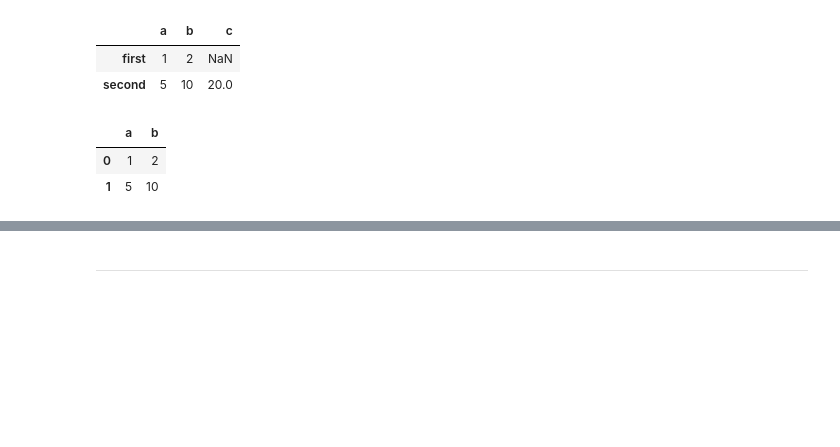
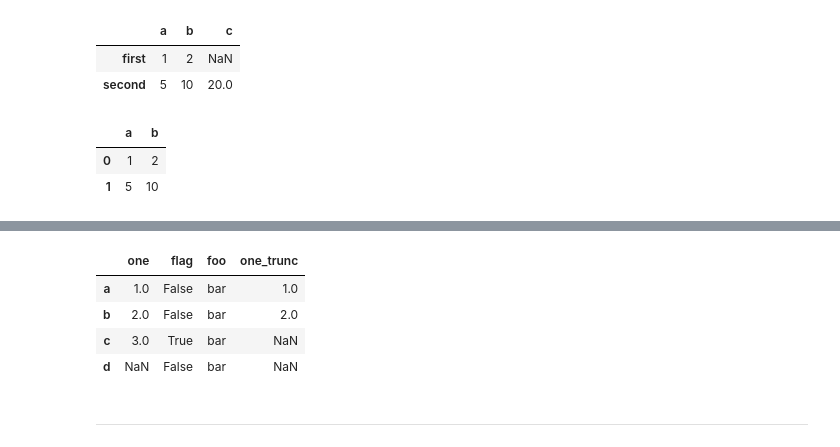
Before and after one commit to sitsawek/Practical-statistic-for-data-scientist, a Jupyter notebook: explore_data_analysis.ipynb, the cells around one changed output, grey strips where cells are left out. Saved outputs shown, nothing was run; the diff lists cells and outputs as text; code cells hidden in the pictures; blank space fills up the shorter version.

```diff
--- a/explore_data_analysis.ipynb
+++ b/explore_data_analysis.ipynb
@@ -320,0 +429,5 @@ pd.DataFrame(data2, columns=['a', 'b'])
+# %%
+# Columns can be deleted or popped like with a dict:
+del df['two']
+three = df.pop('three')
+df
@@ -320,0 +440,4 @@ pd.DataFrame(data2, columns=['a', 'b'])
+# %%
+# When inserting a scalar value, it will naturally be propagated to fill the column:
+df['foo'] = 'bar'
+df
@@ -321,3 +450,12 @@ pd.DataFrame(data2, columns=['a', 'b'])
+# %%
+df['one_trunc'] = df['one'][:2]
+df
+# %% [output]
+|  | one | flag | foo | one_trunc |
+| a | 1.0 | False | bar | 1.0 |
+| b | 2.0 | False | bar | 2.0 |
+| c | 3.0 | True | bar | NaN |
+| d | NaN | False | bar | NaN |
 # %% [markdown]
 ***
 # %% [markdown]
```
Also changed, not shown: parts of 15 cells of this notebook.
